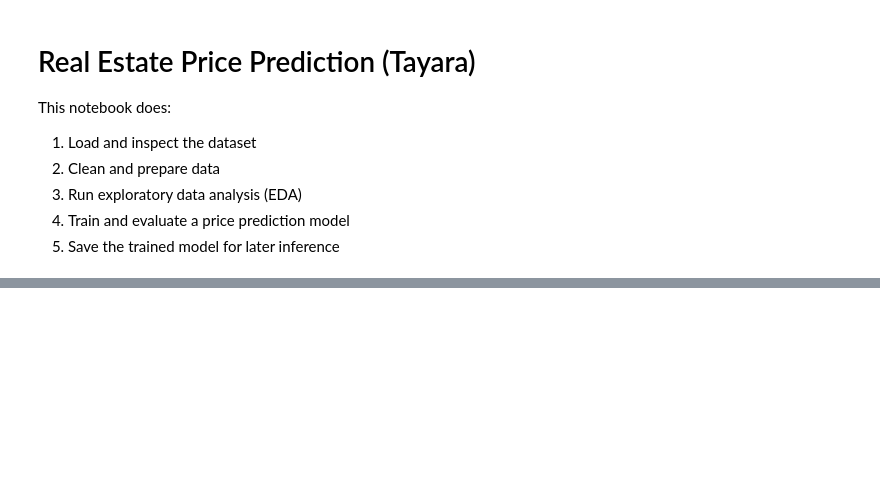
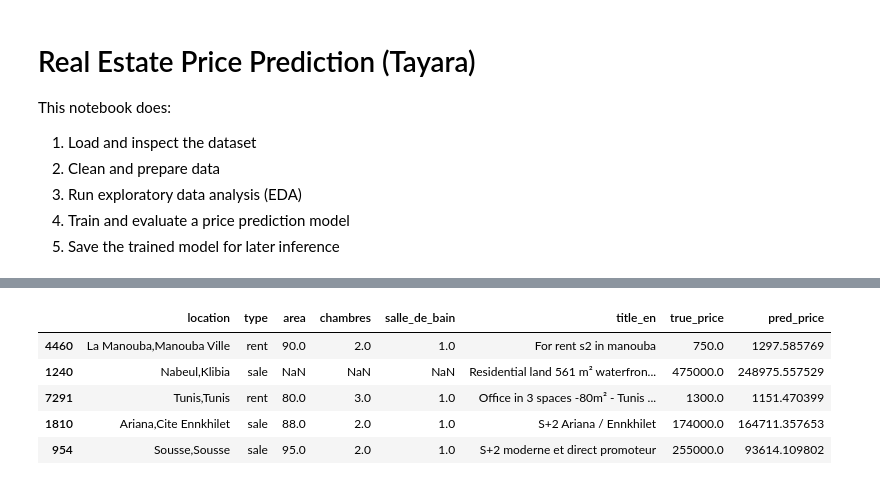
Before and after one commit to eng-Marwen/P2M, a Jupyter notebook: aimicroservice/models-training/price_prediction_model/model_training.ipynb, the cells around one changed output, grey strips where cells are left out. Drawn from its saved outputs; the diff is of its cells as text; code cells hidden in the pictures; blank space fills up the shorter version.

```diff
--- a/aimicroservice/models-training/price_prediction_model/model_training.ipynb
+++ b/aimicroservice/models-training/price_prediction_model/model_training.ipynb
@@ -209,9 +337,16 @@ print(f"R²   : {r2:.4f}")
 # %%
 # Quick prediction sanity check
 sample = X_test.head(5).copy()
 sample["true_price"] = y_test.head(5).values
 sample["pred_price"] = model.predict(X_test.head(5))
-sample[["transaction", "city", "region", "surface", "rooms", "bathrooms", "true_price", "pred_price"]]
+sample[["location", "type", "area", "chambres", "salle_de_bain", "title_en", "true_price", "pred_price"]]
+# %% [output]
+|  | location | type | area | chambres | salle_de_bain | title_en | true_price | pred_price |
+| 4460 | La Manouba,Manouba Ville | rent | 90.0 | 2.0 | 1.0 | For rent s2 in manouba | 750.0 | 1297.585769 |
+| 1240 | Nabeul,Klibia | sale | NaN | NaN | NaN | Residential land 561 m² waterfron... | 475000.0 | 248975.557529 |
+| 7291 | Tunis,Tunis | rent | 80.0 | 3.0 | 1.0 | Office in 3 spaces -80m² - Tunis ... | 1300.0 | 1151.470399 |
+| 1810 | Ariana,Cite Ennkhilet | sale | 88.0 | 2.0 | 1.0 | S+2 Ariana / Ennkhilet | 174000.0 | 164711.357653 |
+| 954 | Sousse,Sousse | sale | 95.0 | 2.0 | 1.0 | S+2 moderne et direct promoteur | 255000.0 | 93614.109802 |
 # %%
 # Save model and useful metadata
 artifact = {
```
Also changed, not shown: parts of 9 cells of this notebook.
